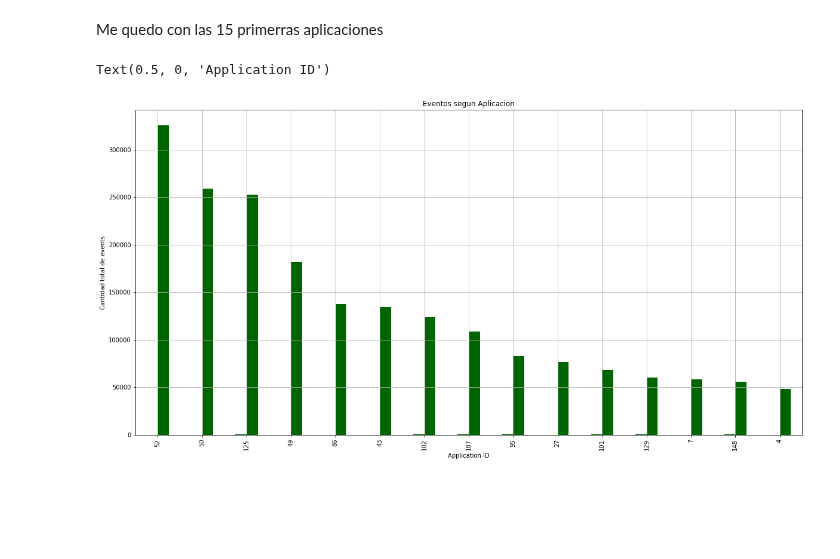
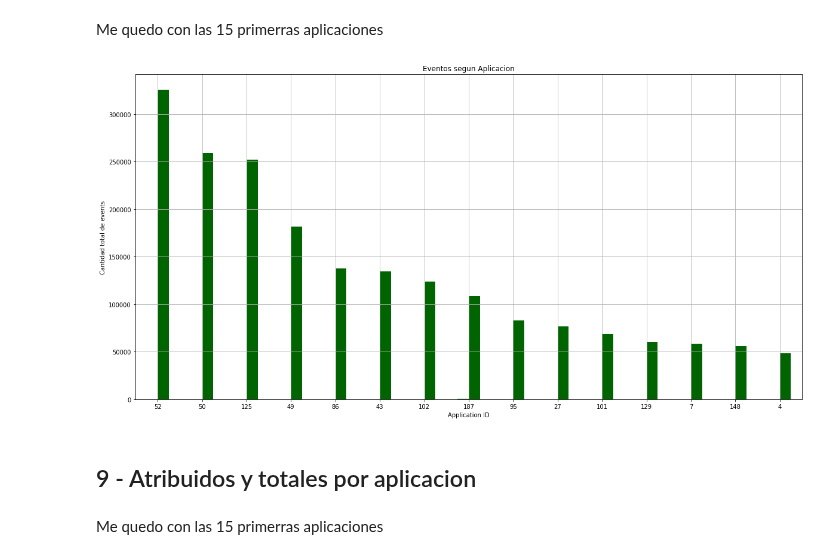
Before and after one commit to sberoch/Datos, a Jupyter notebook: events.ipynb, the cells around one changed output. Cells and saved outputs as stored; diff of their text form; code cells hidden in the pictures; blank space fills up the shorter version.

```diff
--- a/events.ipynb
+++ b/events.ipynb
@@ -199,9 +209,10 @@ Me quedo con las 15 primerras aplicaciones
 # %%
 segunapp = segunapp.sort_values('event_id', ascending = False)[0:15]
 # %%
-grafsegunapp = segunapp.plot.bar(grid = True, color = "DarkGreen",figsize = (20,10), legend = False, title = "Eventos segun Aplicacion")
+grafsegunapp = segunapp.plot.bar(grid = True, color = "DarkGreen",figsize = (20,10), legend = False, title = "Eventos segun Aplicacion", rot = 0)
 grafsegunapp.set_ylabel('Cantidad total de events')
-grafsegunapp.set_xlabel('Application ID')
+grafsegunapp.set_xlabel('Application ID');
 # %% [output]
-Text(0.5, 0, 'Application ID')
-[figure, old version]
+[figure, new version]
+# %% [markdown]
+## 9 - Atribuidos y totales por aplicacion
@@ -207,0 +222,2 @@ Text(0.5, 0, 'Application ID')
+# %% [markdown]
+Me quedo con las 15 primerras aplicaciones
```
Also changed, not shown: parts of 11 cells of this notebook.
